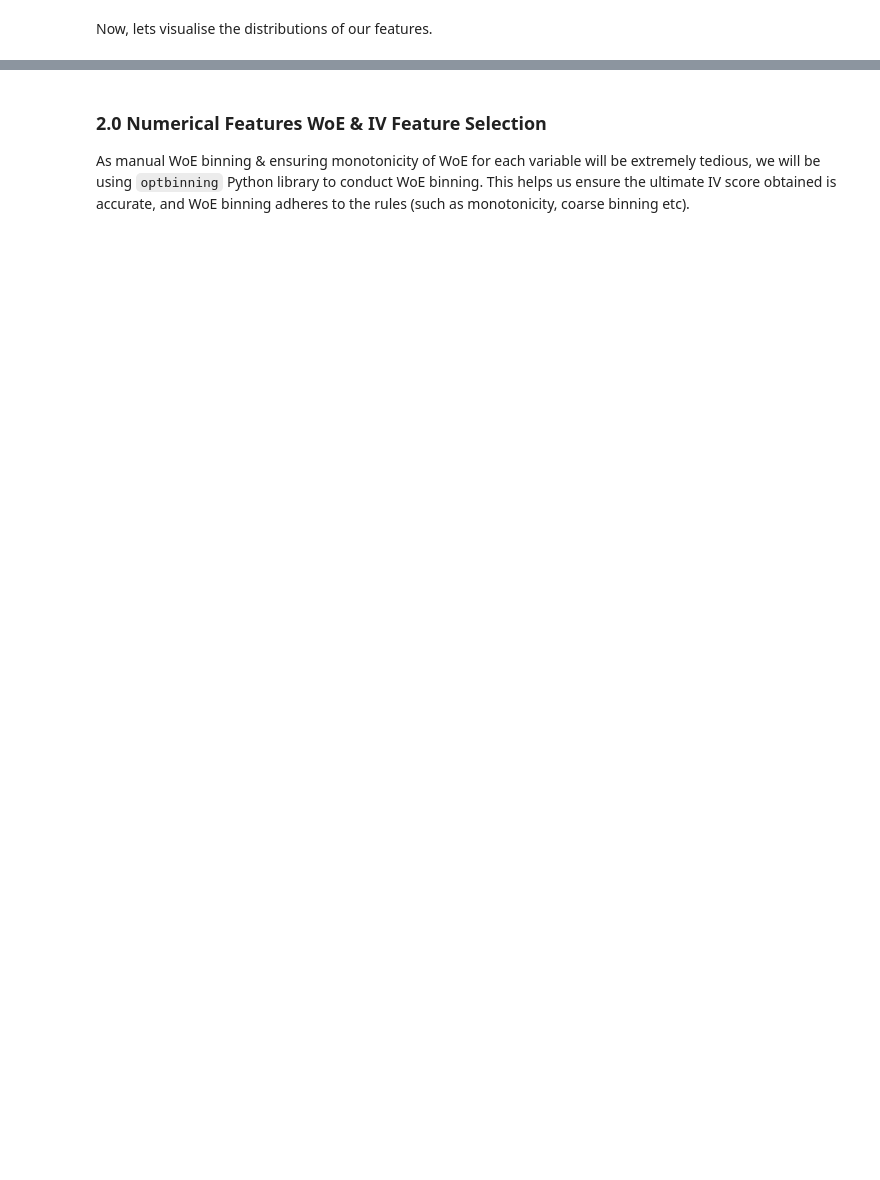
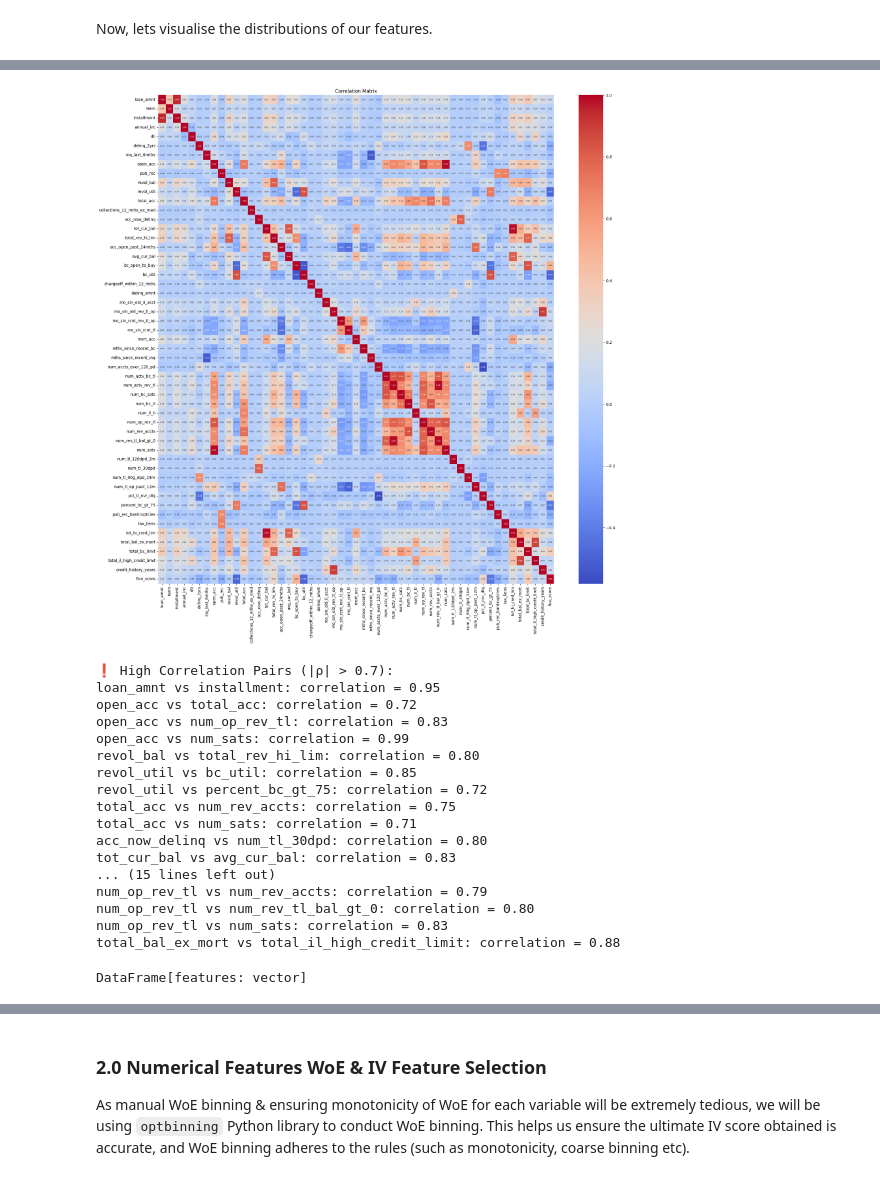
Before and after one commit to luuuneytunes12/Credit-Risk-Modeling-PySpark, a Jupyter notebook: notebooks/4. PD Model Building (I).ipynb, the cells around one changed output, grey strips where cells are left out. Drawn from its saved outputs; the diff is of its cells as text; code cells hidden in the pictures; blank space fills up the shorter version.

```diff
--- a/notebooks/4. PD Model Building (I).ipynb
+++ b/notebooks/4. PD Model Building (I).ipynb
@@ -686,10 +726,6 @@ Second, it seems that we have 2 features related to FICO Scores: `fico_range_low
 # %%
 df = df.withColumn('fico_score',  (col('fico_range_low') + col('fico_range_high')) / 2  )
 df = df.drop( col("fico_range_low")   , col('fico_range_high') )
-
-# Last Credit Pull FICO Score
-df = df.withColumn('last_fico_score',  (col('last_fico_range_low') + col('last_fico_range_high')) / 2  )
-df = df.drop( col("last_fico_range_low")   , col('last_fico_range_high') )
 # %% [markdown]
 Now, lets visualise the distributions of our features.
 # %%
@@ -707,0 +832,14 @@ Now, let's deal with skewness issues. We will group the following numerical feat
+# %%
+excluded_cols = ['id', 'issue_d', 'default_status', 'class_weight_col', 'earliest_cr_line']  # Exclude non-numeric and target columns
+numeric_columns = [field.name for field in df.schema.fields if isinstance(field.dataType, NumericType) and field.name not in excluded_cols]
+
+
+to_keep, to_drop = calculate_vif(df, numeric_columns, threshold=5.0, sample_frac=0.05)
+
+print("✅ Features to Keep (VIF <= 5.0):")
+for feature, vif in to_keep:
+    print(f" - {feature}: {vif}")
+
+print("\n❌ Features to Drop (VIF > 5.0):")
+for feature, vif in to_drop:
+    print(f" - {feature}: {vif}")
@@ -707,0 +871,58 @@ Now, let's deal with skewness issues. We will group the following numerical feat
+# %%
+# Step 1: Correlation Matrix Calculation
+from pyspark.ml.stat import Correlation
+
+assembler = VectorAssembler(inputCols=numeric_columns, outputCol="features")
+df_vect = assembler.transform(df).select("features").cache()
+df_vect.count()  # force materialization of df_vect (required materialised cache since subseuqent operations will use this df)
+
+corr_matrix = Correlation.corr(df_vect, "features", method="pearson").head()[0]
+corr_array = corr_matrix.toArray()
+
+# Display in Seaborn (Requires pandas df)
+corr_df = pd.DataFrame(corr_array, index=numeric_columns, columns=numeric_columns)
+
+import seaborn as sns
+import matplotlib.pyplot as plt
+plt.figure(figsize=(20, 20))
+sns.heatmap(corr_df, annot=True, cmap="coolwarm", fmt=".2f",
+            annot_kws={"size": 5})
+plt.title("Correlation Matrix")
+plt.tight_layout()
+plt.show()
+
+# Extract high-correlation pairs (|ρ| > 0.7)
+print("❗ High Correlation Pairs (|ρ| > 0.7):")
+threshold = 0.7
+high_corr_pairs = [
+    (numeric_columns[i], numeric_columns[j], corr_array[i, j])
+    for i in range(len(numeric_columns))
+    for j in range(i + 1, len(numeric_columns))
+    if abs(corr_array[i, j]) > threshold
+]
+
+# Display top correlations
+for var1, var2, corr_val in high_corr_pairs:
+    print(f"{var1} vs {var2}: correlation = {corr_val:.2f}")
+
+df_vect.unpersist()
+# %% [output]
+[figure, added]
+❗ High Correlation Pairs (|ρ| > 0.7):
+loan_amnt vs installment: correlation = 0.95
+open_acc vs total_acc: correlation = 0.72
+open_acc vs num_op_rev_tl: correlation = 0.83
+open_acc vs num_sats: correlation = 0.99
+revol_bal vs total_rev_hi_lim: correlation = 0.80
+revol_util vs bc_util: correlation = 0.85
+revol_util vs percent_bc_gt_75: correlation = 0.72
+total_acc vs num_rev_accts: correlation = 0.75
+total_acc vs num_sats: correlation = 0.71
+acc_now_delinq vs num_tl_30dpd: correlation = 0.80
+tot_cur_bal vs avg_cur_bal: correlation = 0.83
+... (15 lines left out)
+num_op_rev_tl vs num_rev_accts: correlation = 0.79
+num_op_rev_tl vs num_rev_tl_bal_gt_0: correlation = 0.80
+num_op_rev_tl vs num_sats: correlation = 0.83
+total_bal_ex_mort vs total_il_high_credit_limit: correlation = 0.88
+DataFrame[features: vector]
```
Also changed, not shown: parts of 70 cells of this notebook, 9 other files.
